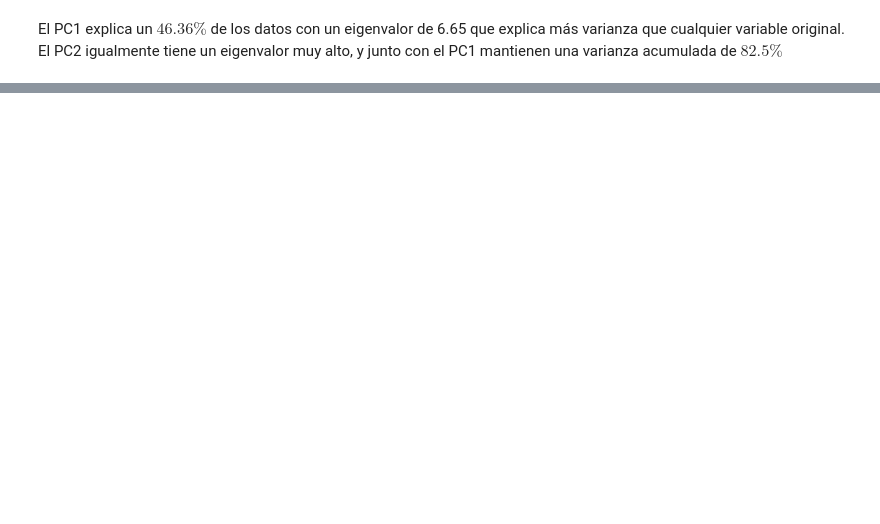
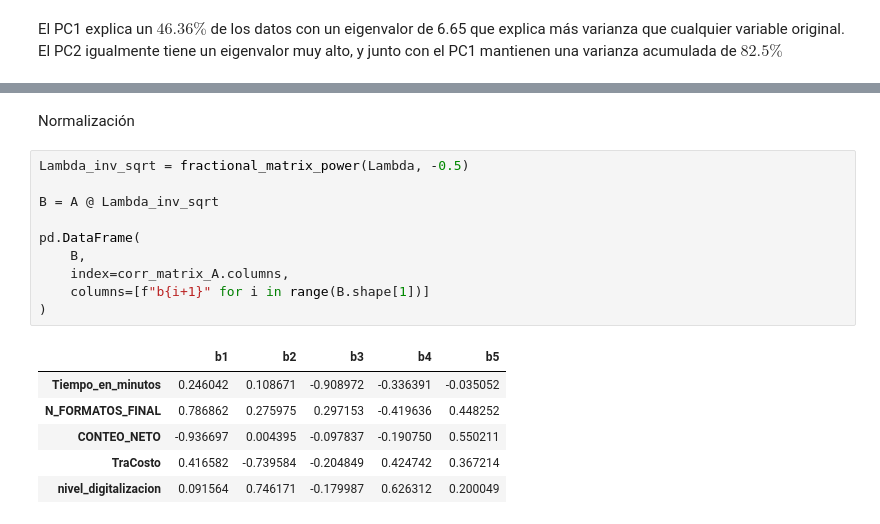
Before and after one commit to gonza98kg/Tramites-y-servicios, a Jupyter notebook: analysis.ipynb, the cells around one changed output, grey strips where cells are left out. Saved outputs shown, nothing was run; the diff lists cells and outputs as text; blank space fills up the shorter version.

```diff
--- a/analysis.ipynb
+++ b/analysis.ipynb
@@ -779,0 +880,19 @@ El PC1 explica un $46{.}36 \%$ de los datos con un eigenvalor de 6.65 que explic
+# %% [markdown]
+Normalización
+# %%
+Lambda_inv_sqrt = fractional_matrix_power(Lambda, -0.5)
+
+B = A @ Lambda_inv_sqrt
+
+pd.DataFrame(
+    B,
+    index=corr_matrix_A.columns,
+    columns=[f"b{i+1}" for i in range(B.shape[1])]
+)
+# %% [output]
+|  | b1 | b2 | b3 | b4 | b5 |
+| Tiempo_en_minutos | 0.246042 | 0.108671 | -0.908972 | -0.336391 | -0.035052 |
+| N_FORMATOS_FINAL | 0.786862 | 0.275975 | 0.297153 | -0.419636 | 0.448252 |
+| CONTEO_NETO | -0.936697 | 0.004395 | -0.097837 | -0.190750 | 0.550211 |
+| TraCosto | 0.416582 | -0.739584 | -0.204849 | 0.424742 | 0.367214 |
+| nivel_digitalizacion | 0.091564 | 0.746171 | -0.179987 | 0.626312 | 0.200049 |
```
Also changed, not shown: parts of 13 cells of this notebook, 2 other files.
